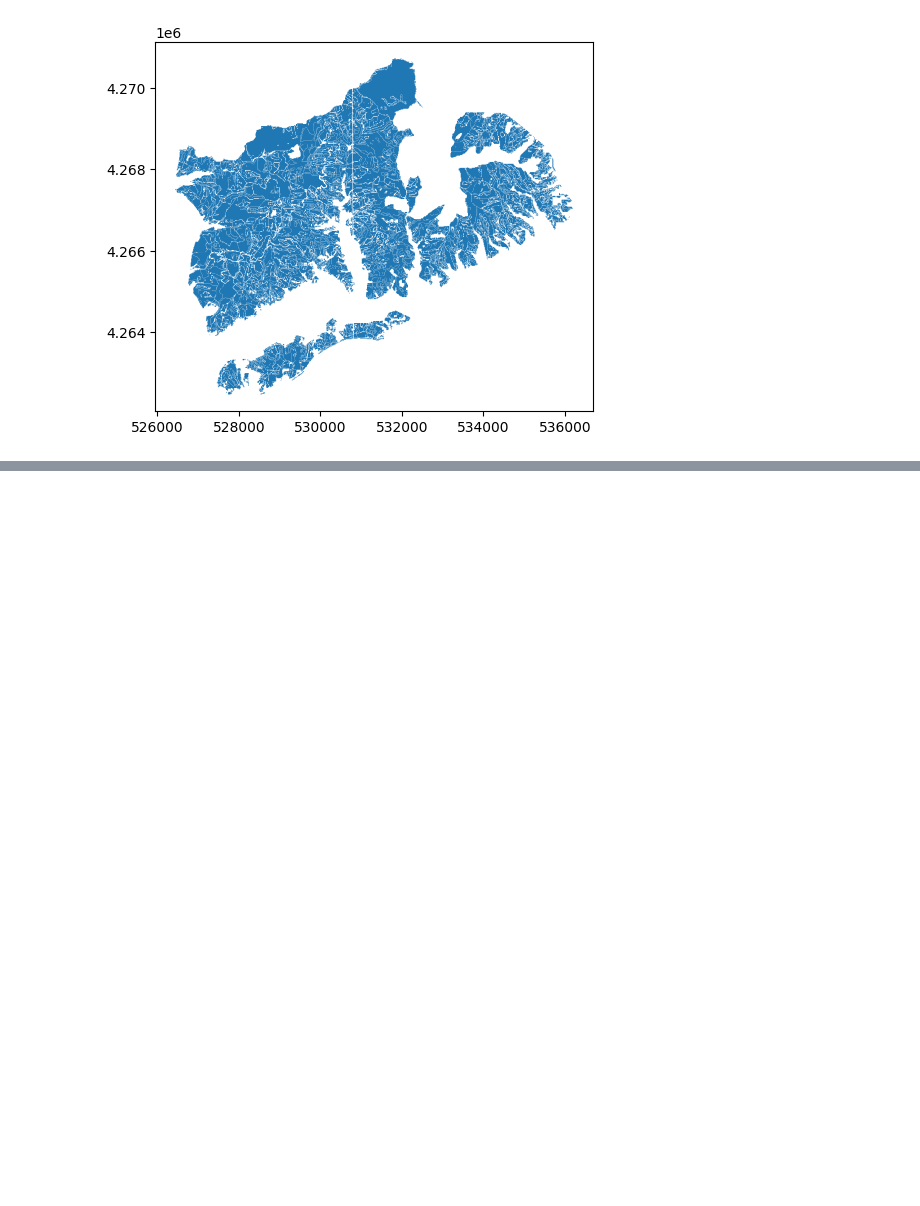
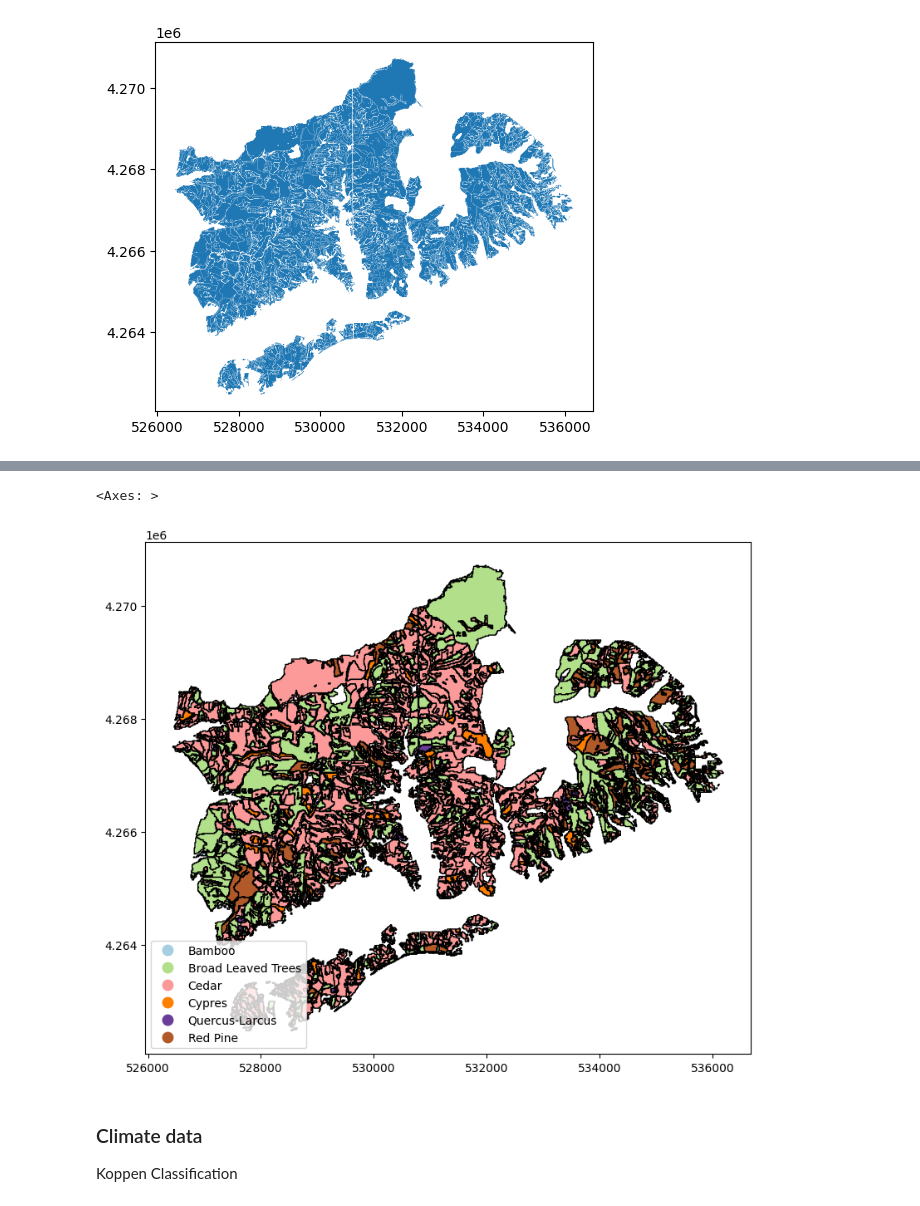
Before and after one commit to iaguerri/carbon-sequestration, a Jupyter notebook: jupyter/carbon_sequestration.ipynb, the cells around one changed output, grey strips where cells are left out. Saved outputs shown, nothing was run; the diff lists cells and outputs as text; code cells hidden in the pictures; blank space fills up the shorter version.

```diff
--- a/jupyter/carbon_sequestration.ipynb
+++ b/jupyter/carbon_sequestration.ipynb
@@ -89,0 +182,8 @@ NameError: name 'emap' is not defined
+# %%
+aoi.plot(figsize=(12,8),column='layer',cmap='Paired',edgecolor='black',legend=True,legend_kwds= {'ncol': 1, 'loc': 'lower left'})
+# %% [output]
+<Axes: >
+[figure, added]
+# %% [markdown]
+### Climate data
+Koppen Classification
```
Also changed, not shown: parts of 19 cells of this notebook, 4 other files.
